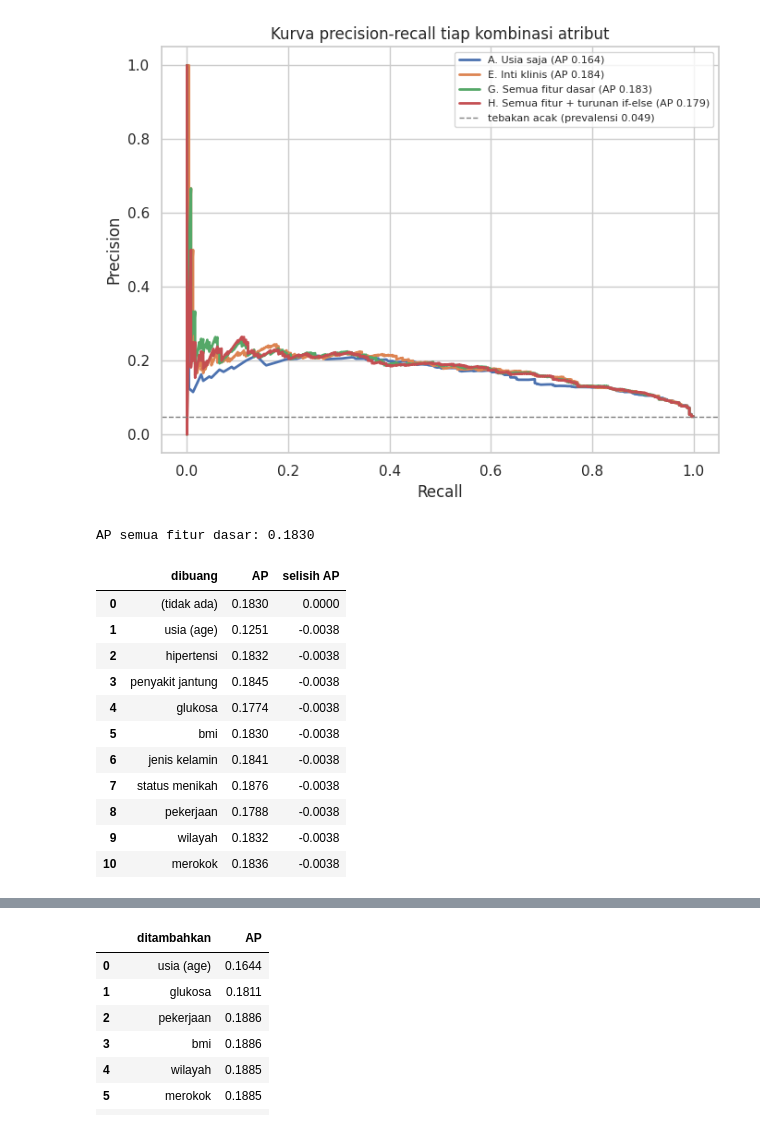
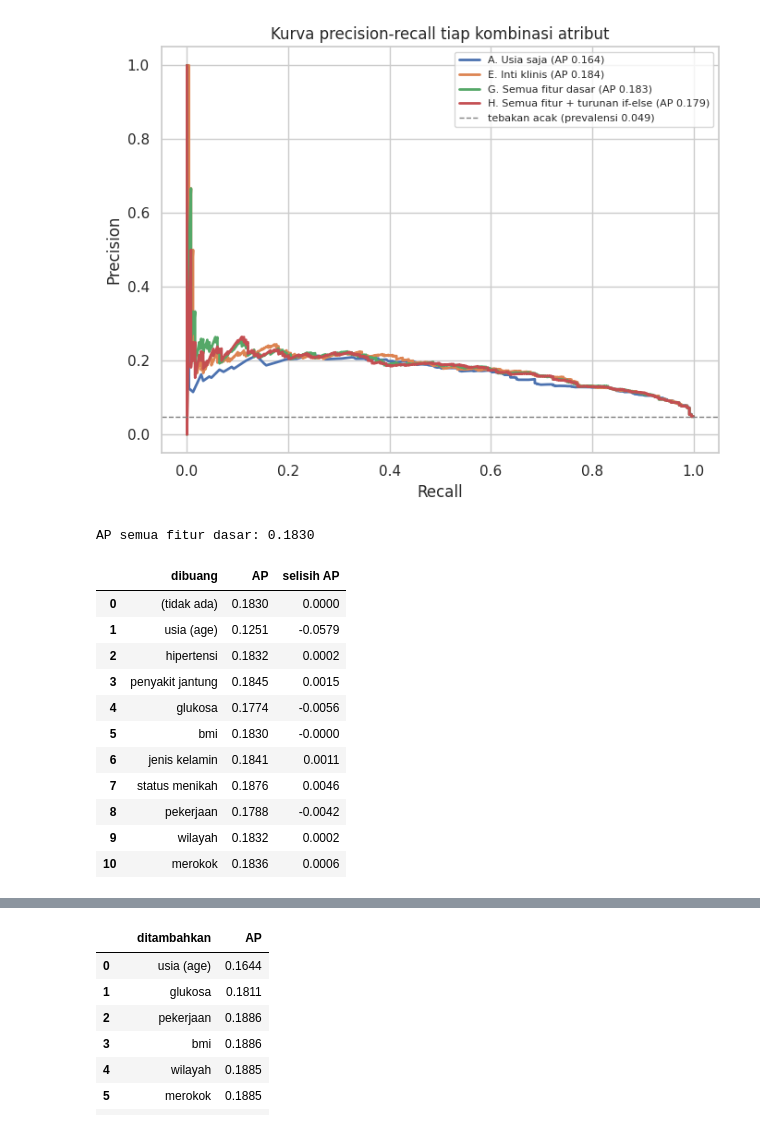
Before and after one commit to ravi-arnan/machine-learning, a Jupyter notebook: colab-hasil/13_uji_kombinasi_atribut_hasil.ipynb, the cells around one changed output, grey strips where cells are left out. Cells and saved outputs as stored; diff of their text form; code cells hidden in the pictures.

```diff
--- a/colab-hasil/13_uji_kombinasi_atribut_hasil.ipynb
+++ b/colab-hasil/13_uji_kombinasi_atribut_hasil.ipynb
@@ -239,28 +239,28 @@ plt.show()
 # %%
 GROUPS = list(GRUP.keys())
 ap_penuh = average_precision_score(y, skor_oof(model_acuan(), X[kolom(GROUPS)], y))
 
 abl = [{"dibuang": "(tidak ada)", "AP": round(ap_penuh, 4), "selisih AP": 0.0}]
 for g in GROUPS:
     p = skor_oof(model_acuan(), X[kolom([x for x in GROUPS if x != g])], y)
     ap_tanpa = average_precision_score(y, p)
-    abl.append({"dibuang": g, "AP": round(ap_tanpa, 4), "selisih AP": round(ap - ap_penuh, 4)})
+    abl.append({"dibuang": g, "AP": round(ap_tanpa, 4), "selisih AP": round(ap_tanpa - ap_penuh, 4)})
 
 abl = pd.DataFrame(abl)
 print(f"AP semua fitur dasar: {ap_penuh:.4f}\n")
 abl
 # %% [output]
 AP semua fitur dasar: 0.1830
 |  | dibuang | AP | selisih AP |
 | 0 | (tidak ada) | 0.1830 | 0.0000 |
-| 1 | usia (age) | 0.1251 | -0.0038 |
-| 2 | hipertensi | 0.1832 | -0.0038 |
-| 3 | penyakit jantung | 0.1845 | -0.0038 |
-| 4 | glukosa | 0.1774 | -0.0038 |
-| 5 | bmi | 0.1830 | -0.0038 |
-| 6 | jenis kelamin | 0.1841 | -0.0038 |
-| 7 | status menikah | 0.1876 | -0.0038 |
-| 8 | pekerjaan | 0.1788 | -0.0038 |
-| 9 | wilayah | 0.1832 | -0.0038 |
-| 10 | merokok | 0.1836 | -0.0038 |
+| 1 | usia (age) | 0.1251 | -0.0579 |
+| 2 | hipertensi | 0.1832 | 0.0002 |
+| 3 | penyakit jantung | 0.1845 | 0.0015 |
+| 4 | glukosa | 0.1774 | -0.0056 |
+| 5 | bmi | 0.1830 | -0.0000 |
+| 6 | jenis kelamin | 0.1841 | 0.0011 |
+| 7 | status menikah | 0.1876 | 0.0046 |
+| 8 | pekerjaan | 0.1788 | -0.0042 |
+| 9 | wilayah | 0.1832 | 0.0002 |
+| 10 | merokok | 0.1836 | 0.0006 |
 # %%
```
Also changed, not shown: parts of 3 cells of this notebook, 1 other file.
